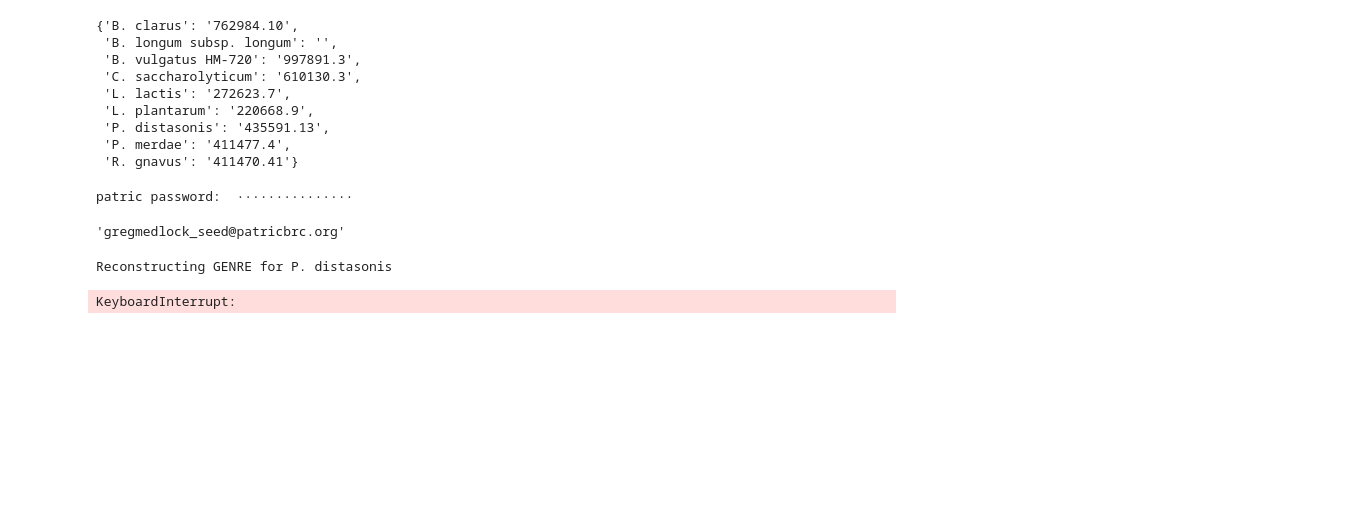
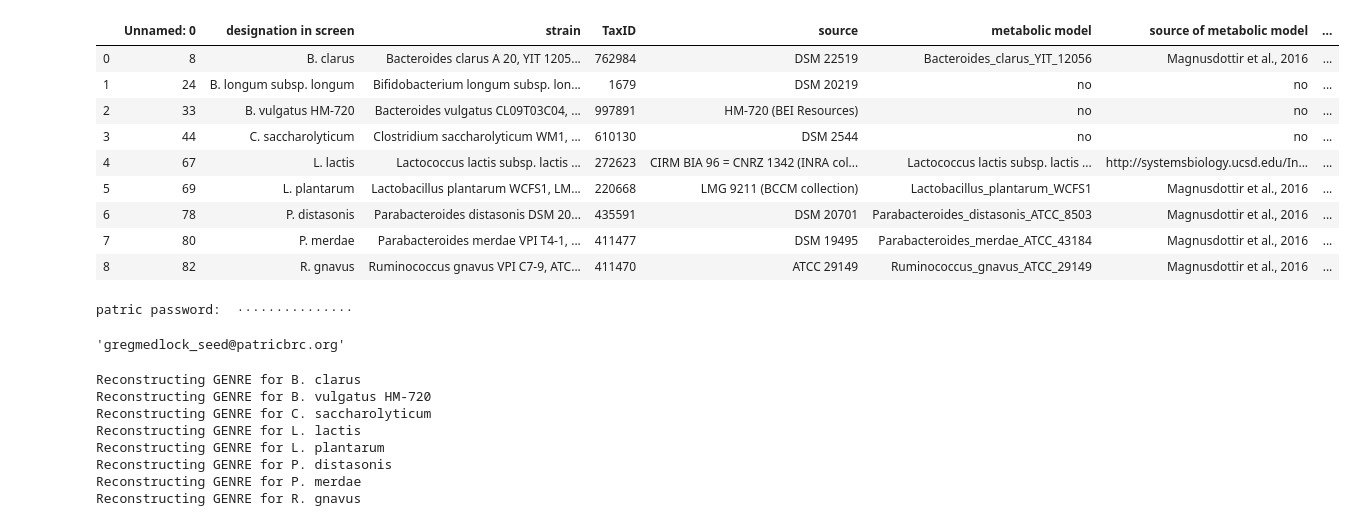
Before and after one commit to medlocklab/iterative_pfba, a Jupyter notebook: bin/generate_recons.ipynb, the cells around one changed output. Cells and saved outputs as stored; diff of their text form; code cells hidden in the pictures; blank space fills up the shorter version.

```diff
--- a/bin/generate_recons.ipynb
+++ b/bin/generate_recons.ipynb
@@ -7,21 +7,22 @@ import os
 import numpy as np
 # %%
 # load ID's for each organisms genome
-id_table = pd.read_table('../data/study_strain_subset.tsv',sep='\t',dtype=str)
+id_table = pd.read_table('../data/study_strain_subset_w_patric.tsv',sep='\t',dtype=str)
 id_table = id_table.replace(np.nan, '', regex=True)
 species_to_id = dict(zip(id_table["designation in screen"],id_table["PATRIC genome ID"]))
-# %%
-species_to_id
-# %% [output]
-{'B. clarus': '762984.10',
- 'B. longum subsp. longum': '',
- 'B. vulgatus HM-720': '997891.3',
- 'C. saccharolyticum': '610130.3',
- 'L. lactis': '272623.7',
- 'L. plantarum': '220668.9',
- 'P. distasonis': '435591.13',
- 'P. merdae': '411477.4',
- 'R. gnavus': '411470.41'}
+# %%
+id_table
+# %% [output]
+|  | Unnamed: 0 | designation in screen | strain | TaxID | source | metabolic model | source of metabolic model | ... |
+| 0 | 8 | B. clarus | Bacteroides clarus A 20, YIT 1205... | 762984 | DSM 22519 | Bacteroides_clarus_YIT_12056 | Magnusdottir et al., 2016 | ... |
+| 1 | 24 | B. longum subsp. longum | Bifidobacterium longum subsp. lon... | 1679 | DSM 20219 | no | no | ... |
+| 2 | 33 | B. vulgatus HM-720 | Bacteroides vulgatus CL09T03C04, ... | 997891 | HM-720 (BEI Resources) | no | no | ... |
+| 3 | 44 | C. saccharolyticum | Clostridium saccharolyticum WM1, ... | 610130 | DSM 2544 | no | no | ... |
+| 4 | 67 | L. lactis | Lactococcus lactis subsp. lactis ... | 272623 | CIRM BIA 96 = CNRZ 1342 (INRA col... | Lactococcus lactis subsp. lactis ... | http://systemsbiology.ucsd.edu/In... | ... |
+| 5 | 69 | L. plantarum | Lactobacillus plantarum WCFS1, LM... | 220668 | LMG 9211 (BCCM collection) | Lactobacillus_plantarum_WCFS1 | Magnusdottir et al., 2016 | ... |
+| 6 | 78 | P. distasonis | Parabacteroides distasonis DSM 20... | 435591 | DSM 20701 | Parabacteroides_distasonis_ATCC_8503 | Magnusdottir et al., 2016 | ... |
+| 7 | 80 | P. merdae | Parabacteroides merdae VPI T4-1, ... | 411477 | DSM 19495 | Parabacteroides_merdae_ATCC_43184 | Magnusdottir et al., 2016 | ... |
+| 8 | 82 | R. gnavus | Ruminococcus gnavus VPI C7-9, ATC... | 411470 | ATCC 29149 | Ruminococcus_gnavus_ATCC_29149 | Magnusdottir et al., 2016 | ... |
 # %%
 mackinac.get_token('gregmedlock_seed')
 # %% [output]
@@ -62,5 +63,11 @@ with open('../data/patric_recon_info.json','w') as jsonfile:
 with open('../data/patric_gapfill_solutions.json','w') as jsonfile:
     json.dump(name_to_gapfill_solution,jsonfile)
 # %% [output]
+Reconstructing GENRE for B. clarus
+Reconstructing GENRE for B. vulgatus HM-720
+Reconstructing GENRE for C. saccharolyticum
+Reconstructing GENRE for L. lactis
+Reconstructing GENRE for L. plantarum
 Reconstructing GENRE for P. distasonis
+Reconstructing GENRE for P. merdae
+Reconstructing GENRE for R. gnavus
-KeyboardInterrupt:
```
Also changed, not shown: parts of 1 cell of this notebook, 21 other files.
